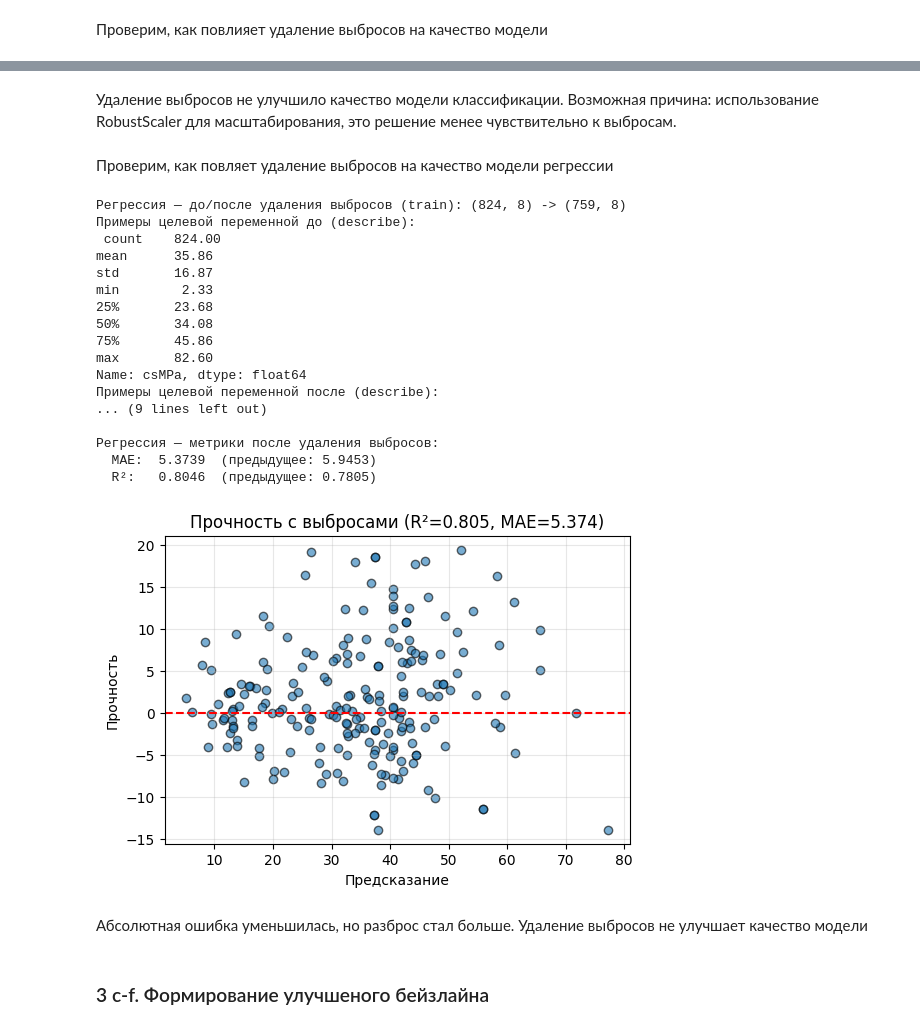
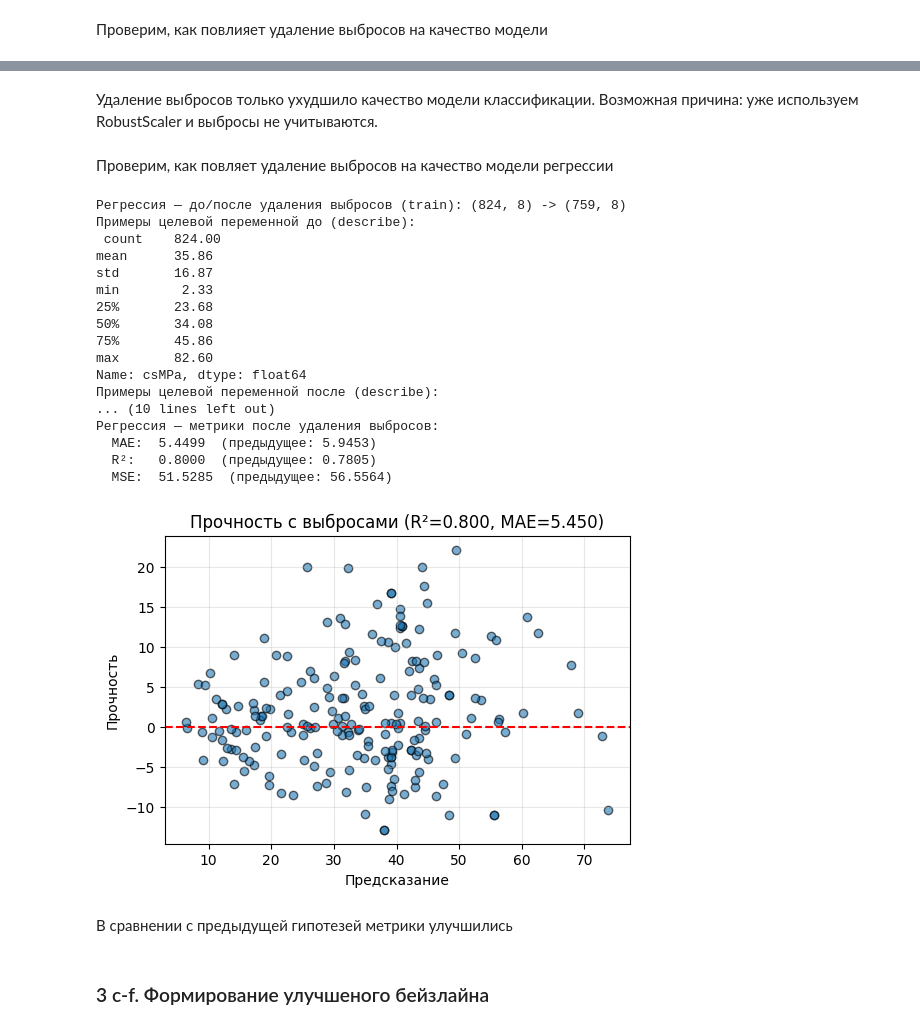
Before and after one commit to khanboglai/frameworks_AI, a Jupyter notebook: lab1.ipynb, the cells around one changed output, grey strips where cells are left out. Drawn from its saved outputs; the diff is of its cells as text; code cells hidden in the pictures.

```diff
--- a/lab1.ipynb
+++ b/lab1.ipynb
@@ -662,10 +660,10 @@ plt.show()
 # %%
-k_values = range(1, 21)
+k_values = range(5, 31)
 cv_scores_clf_hyp2 = []
 
 for k in k_values:
     knn = KNeighborsClassifier(n_neighbors=k, leaf_size=20)
-    scores = cross_val_score(knn, X_train_water, y_train_water, cv=5, scoring='f1')
+    scores = cross_val_score(knn, X_train_water_hyp2, y_train_water, cv=5, scoring='f1')
     cv_scores_clf_hyp2.append(scores.mean())
 
 best_k_hyp2_clf = k_values[np.argmax(cv_scores_clf_hyp2)]
@@ -674,8 +672,8 @@ best_cv_score_hyp2_clf = max(cv_scores_clf_hyp2)
 print(f"Поиск оптимального k: k={best_k_hyp2_clf}, CV F1-score={best_cv_score_hyp2_clf:.4f}")
 
 knn_clf_hyp2_best = KNeighborsClassifier(n_neighbors=best_k_hyp2_clf, leaf_size=20)
-knn_clf_hyp2_best.fit(X_train_water_hyp1, y_train_water)
-y_pred_clf_hyp2_best = knn_clf_hyp2_best.predict(X_test_water_hyp1)
+knn_clf_hyp2_best.fit(X_train_water_hyp2, y_train_water)
+y_pred_clf_hyp2_best = knn_clf_hyp2_best.predict(X_test_water_hyp2)
 
 f1_hyp2_best = f1_score(y_test_water, y_pred_clf_hyp2_best, zero_division=0)
 acc_hyp2_best = accuracy_score(y_test_water, y_pred_clf_hyp2_best)
@@ -683,7 +681,7 @@ roc_auc_hyp2_best = roc_auc_score(y_test_water, y_pred_clf_hyp2_best)
 pr_curve_hyp2_best = precision_recall_curve(y_test_water, y_pred_clf_hyp2_best)
 pr_auc_hyp2_best = auc(pr_curve_hyp2_best[1], pr_curve_hyp2_best[0])
 
-print(f"k=5 (гипотеза 2):   Accuracy={acc_hyp1:.4f}, F1={f1_hyp1:.4f}, ROC-AUC={roc_auc_hyp1:.4f}, PR-AUC={pr_auc_hyp1:.4f}")
+print(f"k=5 (гипотеза 2):   Accuracy={acc_hyp2:.4f}, F1={f1_hyp2:.4f}, ROC-AUC={roc_auc_hyp2:.4f}, PR-AUC={pr_auc_hyp2:.4f}")
 print(f"k={best_k_hyp2_clf} (оптимальное): Accuracy={acc_hyp2_best:.4f}, F1={f1_hyp2_best:.4f}, ROC-AUC={roc_auc_hyp2_best:.4f}, PR-AUC={pr_auc_hyp2_best:.4f}")
 
 # График зависимости F1 от k и матрица ошибок
@@ -717,7 +715,7 @@ cv_scores_reg_hyp2 = []
 
 for k in k_values:
     knn = KNeighborsRegressor(n_neighbors=k)
-    scores = cross_val_score(knn, X_train_concrete_hyp1, y_train_concrete, cv=5, scoring='r2')
+    scores = cross_val_score(knn, X_train_concrete_hyp2, y_train_concrete, cv=5, scoring='r2')
     cv_scores_reg_hyp2.append(scores.mean())
 
 best_k_hyp2_reg = k_values[np.argmax(cv_scores_reg_hyp2)]
@@ -726,15 +724,15 @@ best_cv_score_hyp2_reg = max(cv_scores_reg_hyp2)
 print(f"Поиск оптимального k: k={best_k_hyp2_reg}, CV R²-score={best_cv_score_hyp2_reg:.4f}")
 
 knn_reg_hyp2_best = KNeighborsRegressor(n_neighbors=best_k_hyp2_reg)
-knn_reg_hyp2_best.fit(X_train_concrete_hyp1, y_train_concrete)
-y_pred_reg_hyp2_best = knn_reg_hyp2_best.predict(X_test_concrete_hyp1)
+knn_reg_hyp2_best.fit(X_train_concrete_hyp2, y_train_concrete)
+y_pred_reg_hyp2_best = knn_reg_hyp2_best.predict(X_test_concrete_hyp2)
 
 r2_hyp2_best = r2_score(y_test_concrete, y_pred_reg_hyp2_best)
 mae_hyp2_best = mean_absolute_error(y_test_concrete, y_pred_reg_hyp2_best)
 mse_hyp2_best = mean_squared_error(y_test_concrete, y_pred_reg_hyp2_best)
 
 print(f"k=5 (baseline):    MAE={mae:.4f}, R²={r2:.4f}, MSE={mse:.4f}")
-print(f"k=5 (гипотеза 2):    MAE={mae_hyp1:.4f}, R²={r2_hyp1:.4f}, MSE={mse_hyp1:.4f}")
+print(f"k=5 (гипотеза 2):    MAE={mae_hyp2:.4f}, R²={r2_hyp2:.4f}, MSE={mse_hyp2:.4f}")
 print(f"k={best_k_hyp2_reg} (оптимальное): MAE={mae_hyp2_best:.4f}, R²={r2_hyp2_best:.4f}, MSE={mse_hyp2_best:.4f}")
 
 
@@ -846,5 +844,5 @@ Name: proportion, dtype: float64
 # %% [markdown]
-Удаление выбросов не улучшило качество модели классификации. Возможная причина: использование RobustScaler для масштабирования, это решение менее чувствительно к выбросам.
+Удаление выбросов только ухудшило качество модели классификации. Возможная причина: уже используем RobustScaler и выбросы не учитываются.
 # %% [markdown]
 Проверим, как повляет удаление выбросов на качество модели регрессии
 # %%
@@ -854,56 +852,57 @@ X_tr_c_clean, y_tr_c_clean, mask_c = remove_outliers_iqr(X_tr_c, y_tr_c, factor=
 print("\nРегрессия — до/после удаления выбросов (train):", X_tr_c.shape, "->", X_tr_c_clean.shape)
 print("Примеры целевой переменной до (describe):\n", y_tr_c.describe().round(2))
 print("Примеры целевой переменной после (describe):\n", y_tr_c_clean.describe().round(2))
 
 # Масштабирование и обучение на очищенных данных
-scaler_c_hyp3 = RobustScaler()
-X_tr_c_clean_scaled = scaler_c_hyp3.fit_transform(X_tr_c_clean)
-X_test_c_scaled_for_clean = scaler_c_hyp3.transform(X_test_concrete)
+scaler_c_hyp4 = RobustScaler()
+X_tr_c_clean_scaled = scaler_c_hyp4.fit_transform(X_tr_c_clean)
+X_test_c_scaled_for_clean = scaler_c_hyp4.transform(X_test_concrete)
 
-knn_reg_hyp3 = KNeighborsRegressor(n_neighbors=best_k_hyp2_reg)
-knn_reg_hyp3.fit(X_tr_c_clean_scaled, y_tr_c_clean)
-y_pred_reg_hyp3 = knn_reg_hyp3.predict(X_test_c_scaled_for_clean)
+knn_reg_hyp4 = KNeighborsRegressor(n_neighbors=best_k_hyp2_reg)
+knn_reg_hyp4.fit(X_tr_c_clean_scaled, y_tr_c_clean)
+y_pred_reg_hyp4 = knn_reg_hyp4.predict(X_test_c_scaled_for_clean)
 
 # Метрики регрессии
-mse_hyp3 = mean_squared_error(y_test_concrete, y_pred_reg_hyp3)
-mae_hyp3 = mean_absolute_error(y_test_concrete, y_pred_reg_hyp3)
-rmse_hyp3 = np.sqrt(mse_hyp3)
-r2_hyp3 = r2_score(y_test_concrete, y_pred_reg_hyp3)
+mse_hyp4 = mean_squared_error(y_test_concrete, y_pred_reg_hyp4)
+mae_hyp4 = mean_absolute_error(y_test_concrete, y_pred_reg_hyp4)
+rmse_hyp4 = np.sqrt(mse_hyp4)
+r2_hyp4 = r2_score(y_test_concrete, y_pred_reg_hyp4)
 
 print("\nРегрессия — метрики после удаления выбросов:")
-print(f"  MAE:  {mae_hyp3:.4f}  (предыдущее: {mae_hyp1:.4f})")
-# print(f"  RMSE: {rmse_hyp3:.4f}  (предыдущее: {rmse_hyp1:.4f})")
-print(f"  R²:   {r2_hyp3:.4f}  (предыдущее: {r2_hyp1:.4f})")
+print(f"  MAE:  {mae_hyp4:.4f}  (предыдущее: {mae_hyp2:.4f})")
+# print(f"  RMSE: {rmse_hyp4:.4f}  (предыдущее: {rmse_hyp2:.4f})")
+print(f"  R²:   {r2_hyp4:.4f}  (предыдущее: {r2_hyp2:.4f})")
+print(f"  MSE:  {mse_hyp4:.4f}  (предыдущее: {mse_hyp2:.4f})")
 
 plt.figure(figsize=(6,4))
-resid = y_test_concrete - y_pred_reg_hyp3
-plt.scatter(y_pred_reg_hyp3, resid, alpha=0.6, edgecolors='k')
+resid = y_test_concrete - y_pred_reg_hyp4
+plt.scatter(y_pred_reg_hyp4, resid, alpha=0.6, edgecolors='k')
 plt.axhline(0, color='r', linestyle='--')
 plt.xlabel('Предсказание'); plt.ylabel('Прочность')
-plt.title(f'Прочность с выбросами (R²={r2_hyp3:.3f}, MAE={mae_hyp3:.3f})')
+plt.title(f'Прочность с выбросами (R²={r2_hyp4:.3f}, MAE={mae_hyp4:.3f})')
 plt.grid(alpha=0.3)
 plt.show()
 # %% [output]
 Регрессия — до/после удаления выбросов (train): (824, 8) -> (759, 8)
 Примеры целевой переменной до (describe):
  count    824.00
 mean      35.86
 std       16.87
 min        2.33
 25%       23.68
 50%       34.08
 75%       45.86
 max       82.60
 Name: csMPa, dtype: float64
 Примеры целевой переменной после (describe):
-... (9 lines left out)
-
+... (10 lines left out)
 Регрессия — метрики после удаления выбросов:
-  MAE:  5.3739  (предыдущее: 5.9453)
-  R²:   0.8046  (предыдущее: 0.7805)
+  MAE:  5.4499  (предыдущее: 5.9453)
+  R²:   0.8000  (предыдущее: 0.7805)
+  MSE:  51.5285  (предыдущее: 56.5564)
-[figure, old version]
+[figure, new version]
 # %% [markdown]
-Абсолютная ошибка уменьшилась, но разброс стал больше. Удаление выбросов не улучшает качество модели
+В сравнении с предыдущей гипотезей метрики улучшились
 # %% [markdown]
 ### 3 c-f. Формирование улучшеного бейзлайна
 # %% [markdown]
```
Also changed, not shown: parts of 20 cells of this notebook, 1 other file.
